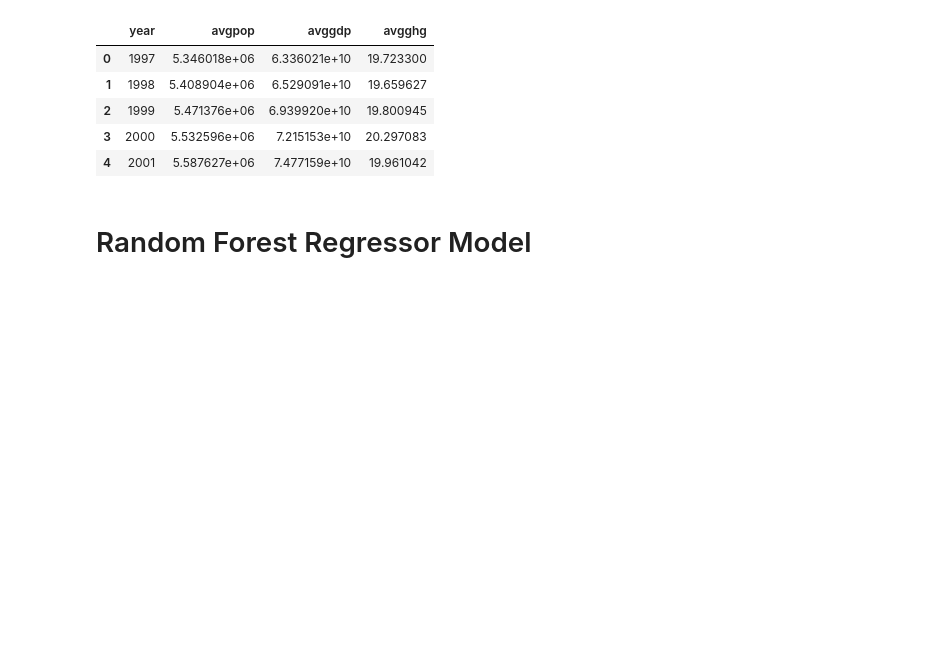
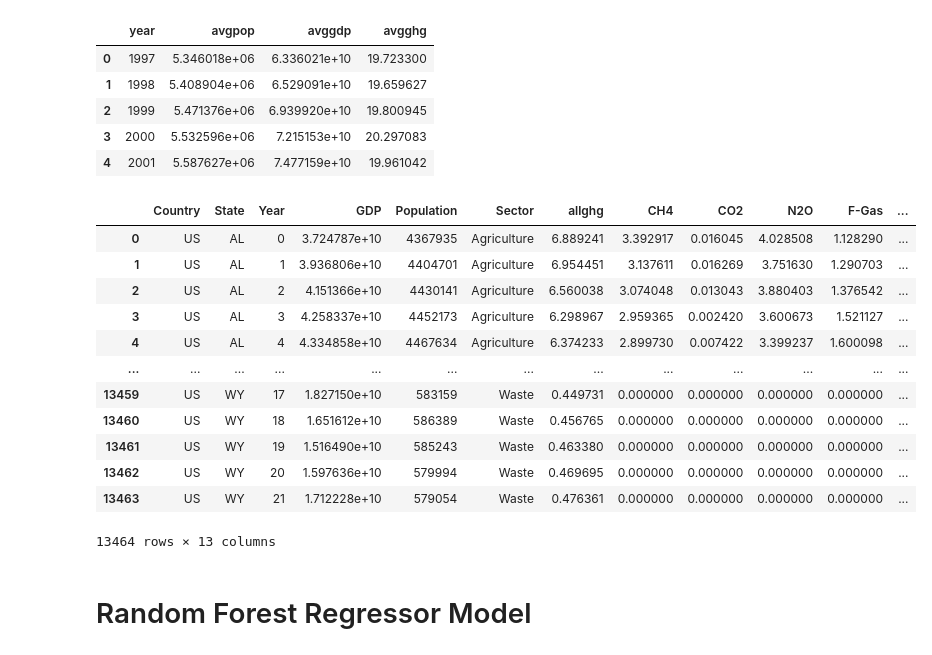
Before and after one commit to Michaelfr22/Final_Project, a Jupyter notebook: MachineLearning/ML_Emissions_Clean.ipynb, the cells around one changed output. Saved outputs shown, nothing was run; the diff lists cells and outputs as text; code cells hidden in the pictures; blank space fills up the shorter version.

```diff
--- a/MachineLearning/ML_Emissions_Clean.ipynb
+++ b/MachineLearning/ML_Emissions_Clean.ipynb
@@ -44,6 +45,28 @@ display(year_avg.head())
 | 2 | 1999 | 5.471376e+06 | 6.939920e+10 | 19.800945 |
 | 3 | 2000 | 5.532596e+06 | 7.215153e+10 | 20.297083 |
 | 4 | 2001 | 5.587627e+06 | 7.477159e+10 | 19.961042 |
+# %%
+# Encode State, Sector, and Year into Labels
+le = LabelEncoder()
+encoded_table = merged_table.copy()
+encoded_table['StateEncoded'] = le.fit_transform(encoded_table['State'])
+encoded_table['Year'] = le.fit_transform(encoded_table['Year'])
+encoded_table['SectorEncoded'] = le.fit_transform(encoded_table['Sector'])
+encoded_table
+# %% [output]
+|  | Country | State | Year | GDP | Population | Sector | allghg | CH4 | CO2 | N2O | F-Gas | ... |
+| 0 | US | AL | 0 | 3.724787e+10 | 4367935 | Agriculture | 6.889241 | 3.392917 | 0.016045 | 4.028508 | 1.128290 | ... |
+| 1 | US | AL | 1 | 3.936806e+10 | 4404701 | Agriculture | 6.954451 | 3.137611 | 0.016269 | 3.751630 | 1.290703 | ... |
+| 2 | US | AL | 2 | 4.151366e+10 | 4430141 | Agriculture | 6.560038 | 3.074048 | 0.013043 | 3.880403 | 1.376542 | ... |
+| 3 | US | AL | 3 | 4.258337e+10 | 4452173 | Agriculture | 6.298967 | 2.959365 | 0.002420 | 3.600673 | 1.521127 | ... |
+| 4 | US | AL | 4 | 4.334858e+10 | 4467634 | Agriculture | 6.374233 | 2.899730 | 0.007422 | 3.399237 | 1.600098 | ... |
+| ... | ... | ... | ... | ... | ... | ... | ... | ... | ... | ... | ... | ... |
+| 13459 | US | WY | 17 | 1.827150e+10 | 583159 | Waste | 0.449731 | 0.000000 | 0.000000 | 0.000000 | 0.000000 | ... |
+| 13460 | US | WY | 18 | 1.651612e+10 | 586389 | Waste | 0.456765 | 0.000000 | 0.000000 | 0.000000 | 0.000000 | ... |
+| 13461 | US | WY | 19 | 1.516490e+10 | 585243 | Waste | 0.463380 | 0.000000 | 0.000000 | 0.000000 | 0.000000 | ... |
+| 13462 | US | WY | 20 | 1.597636e+10 | 579994 | Waste | 0.469695 | 0.000000 | 0.000000 | 0.000000 | 0.000000 | ... |
+| 13463 | US | WY | 21 | 1.712228e+10 | 579054 | Waste | 0.476361 | 0.000000 | 0.000000 | 0.000000 | 0.000000 | ... |
+13464 rows × 13 columns
 # %% [markdown]
 # Random Forest Regressor Model
 # %%
```
Also changed, not shown: parts of 18 cells of this notebook.
